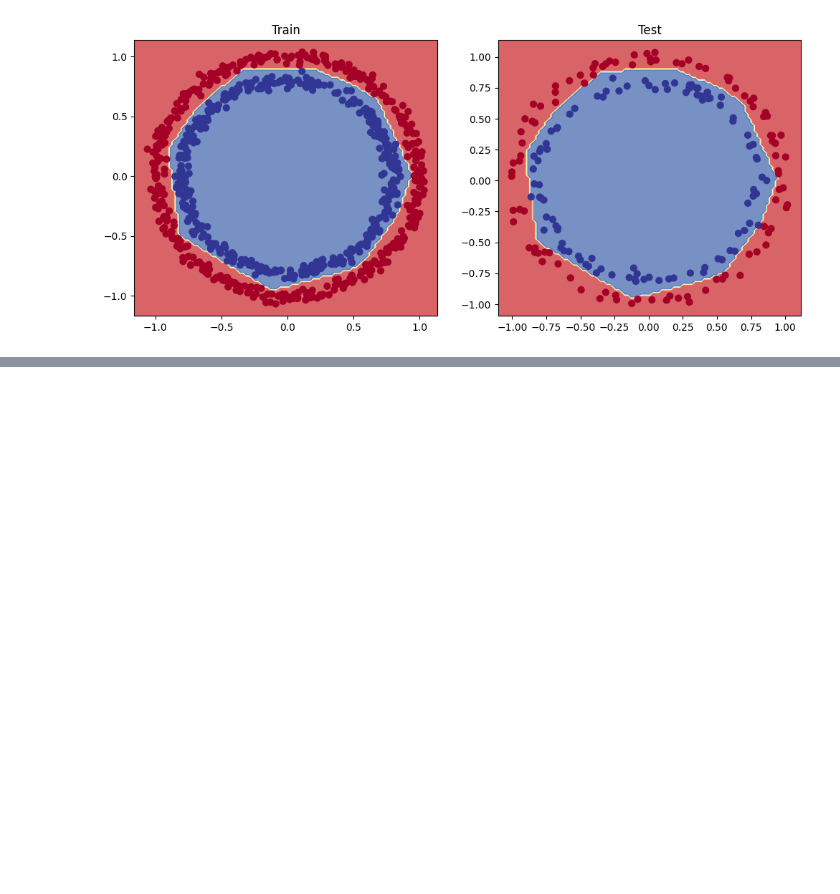
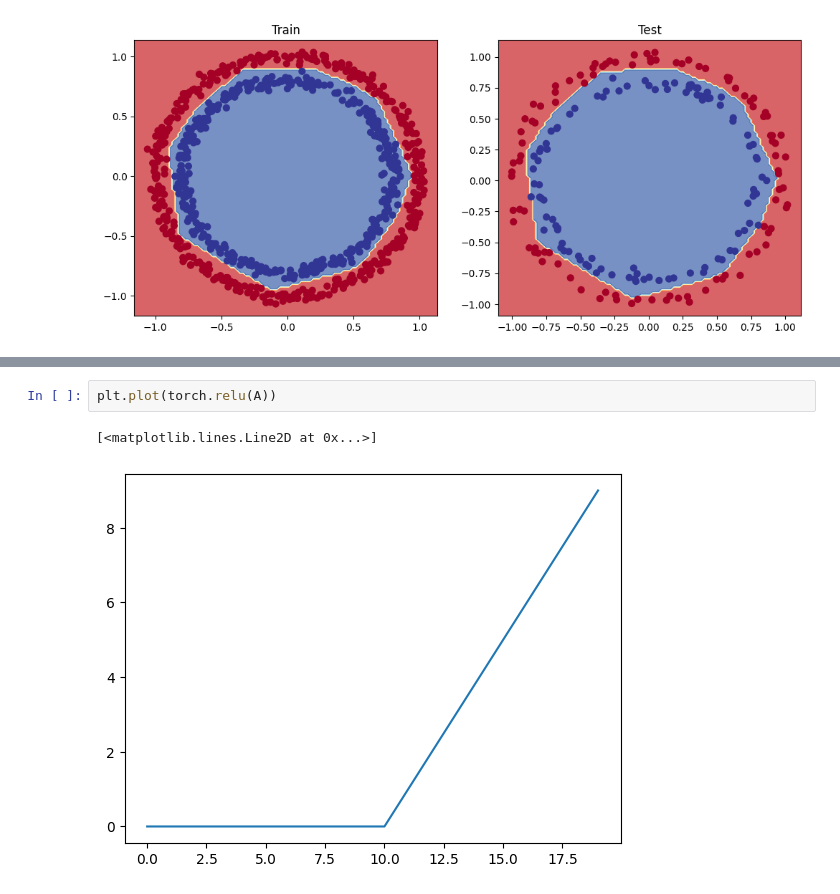
Before and after one commit to AlirezaAhadipour/PyTorch-deep-learning, a Jupyter notebook: 02_pytorch_classification.ipynb, the cells around one changed output, grey strips where cells are left out. Saved outputs shown, nothing was run; the diff lists cells and outputs as text; blank space fills up the shorter version.

```diff
--- a/02_pytorch_classification.ipynb
+++ b/02_pytorch_classification.ipynb
@@ -507,0 +528,5 @@ plot_decision_boundary(model=model_2, X=X_test, y=y_test)
+# %%
+plt.plot(torch.relu(A))
+# %% [output]
+[<matplotlib.lines.Line2D at 0x...>]
+[figure, added]
```
Also changed, not shown: parts of 25 cells of this notebook.
